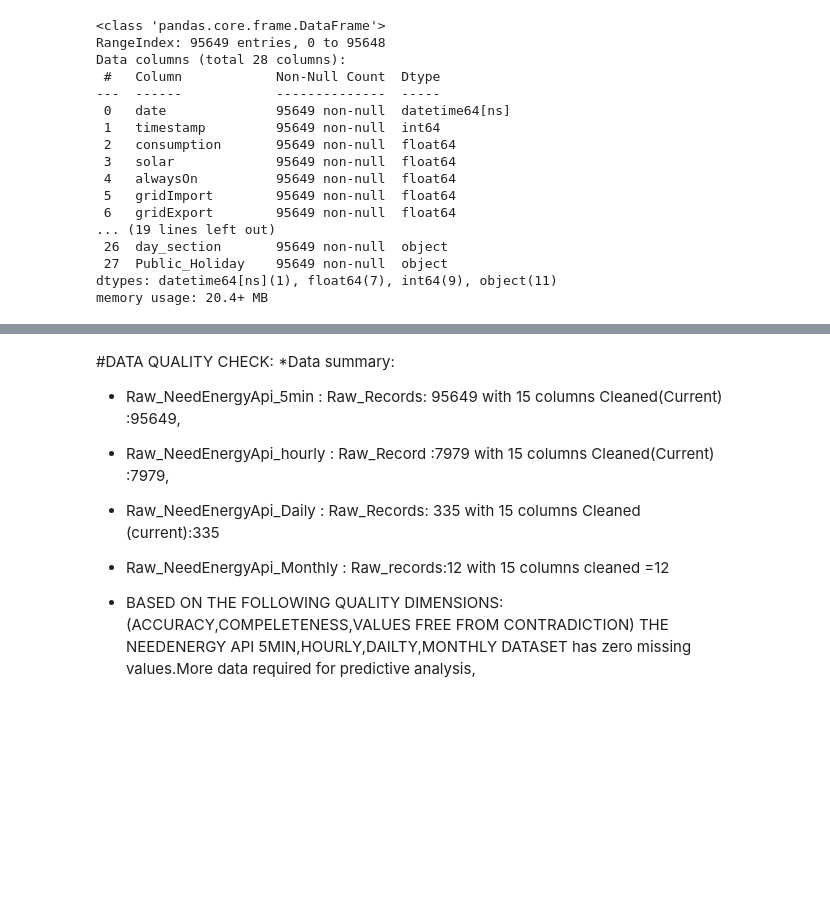
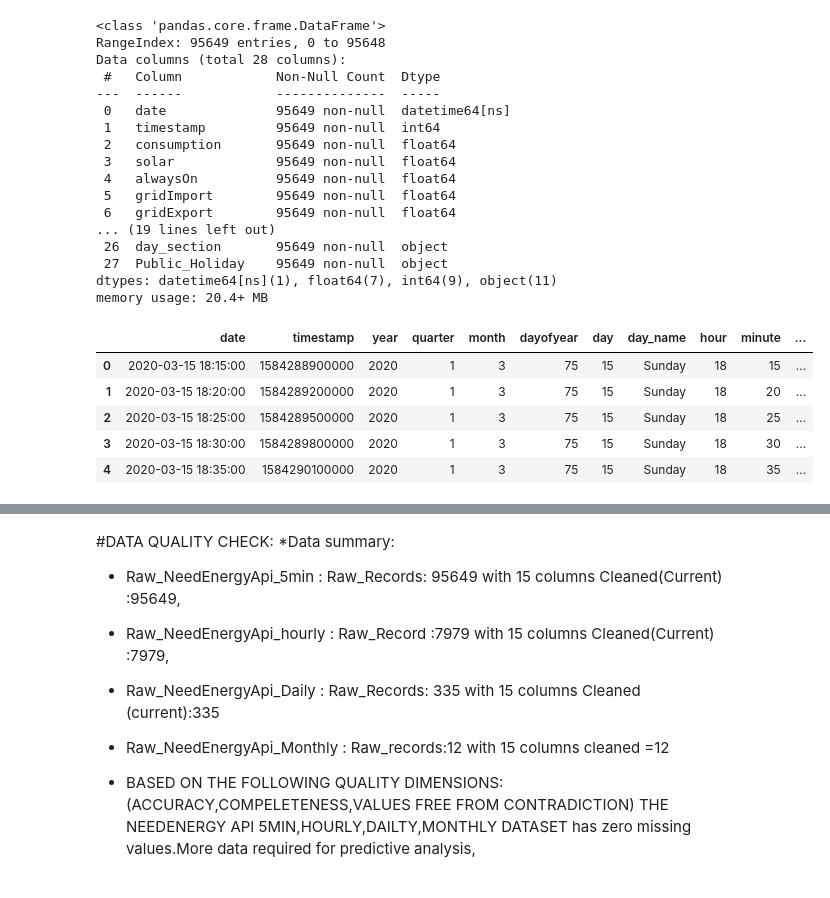
Before and after one commit to Ayanlola2002/DATA-SCIENCE-PROJECTS, a Jupyter notebook: NeedEnergyAPI_Data_Wrangling.ipynb, the cells around one changed output, grey strips where cells are left out. Cells and saved outputs as stored; diff of their text form; code cells hidden in the pictures; blank space fills up the shorter version.

```diff
--- a/NeedEnergyAPI_Data_Wrangling.ipynb
+++ b/NeedEnergyAPI_Data_Wrangling.ipynb
@@ -500,3 +502,15 @@ Data columns (total 28 columns):
  27  Public_Holiday    95649 non-null  object
 dtypes: datetime64[ns](1), float64(7), int64(9), object(11)
 memory usage: 20.4+ MB
+# %%
+#Re-arranging columns
+df_5min=df_5min[['date','timestamp','year','quarter','month','dayofyear','day','day_name','hour','minute','season','day_section','Public_Holiday','consumption','solar','alwaysOn','gridImport','gridExport','selfConsumption','selfSufficiency','active','reactive','voltages','phaseVoltages','currentHarmonics','voltageHarmonics']]
+# %%
+df_5min.head()
+# %% [output]
+|  | date | timestamp | year | quarter | month | dayofyear | day | day_name | hour | minute | ... |
+| 0 | 2020-03-15 18:15:00 | 1584288900000 | 2020 | 1 | 3 | 75 | 15 | Sunday | 18 | 15 | ... |
+| 1 | 2020-03-15 18:20:00 | 1584289200000 | 2020 | 1 | 3 | 75 | 15 | Sunday | 18 | 20 | ... |
+| 2 | 2020-03-15 18:25:00 | 1584289500000 | 2020 | 1 | 3 | 75 | 15 | Sunday | 18 | 25 | ... |
+| 3 | 2020-03-15 18:30:00 | 1584289800000 | 2020 | 1 | 3 | 75 | 15 | Sunday | 18 | 30 | ... |
+| 4 | 2020-03-15 18:35:00 | 1584290100000 | 2020 | 1 | 3 | 75 | 15 | Sunday | 18 | 35 | ... |
```
Also changed, not shown: parts of 53 cells of this notebook.
